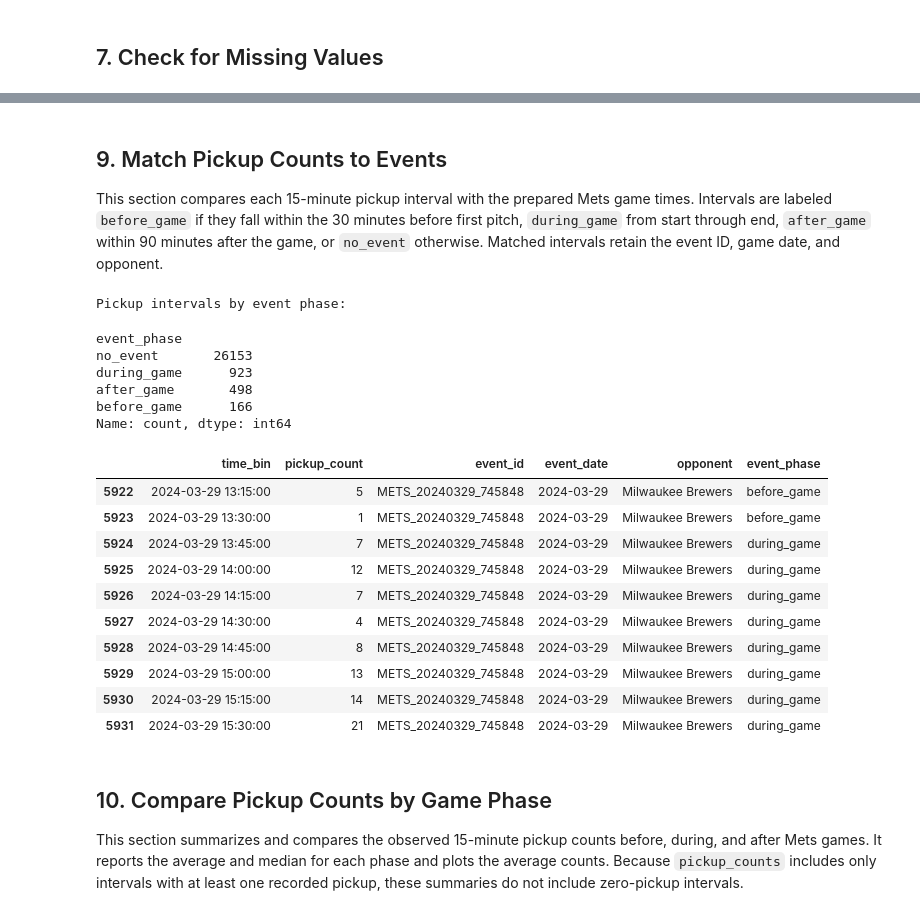
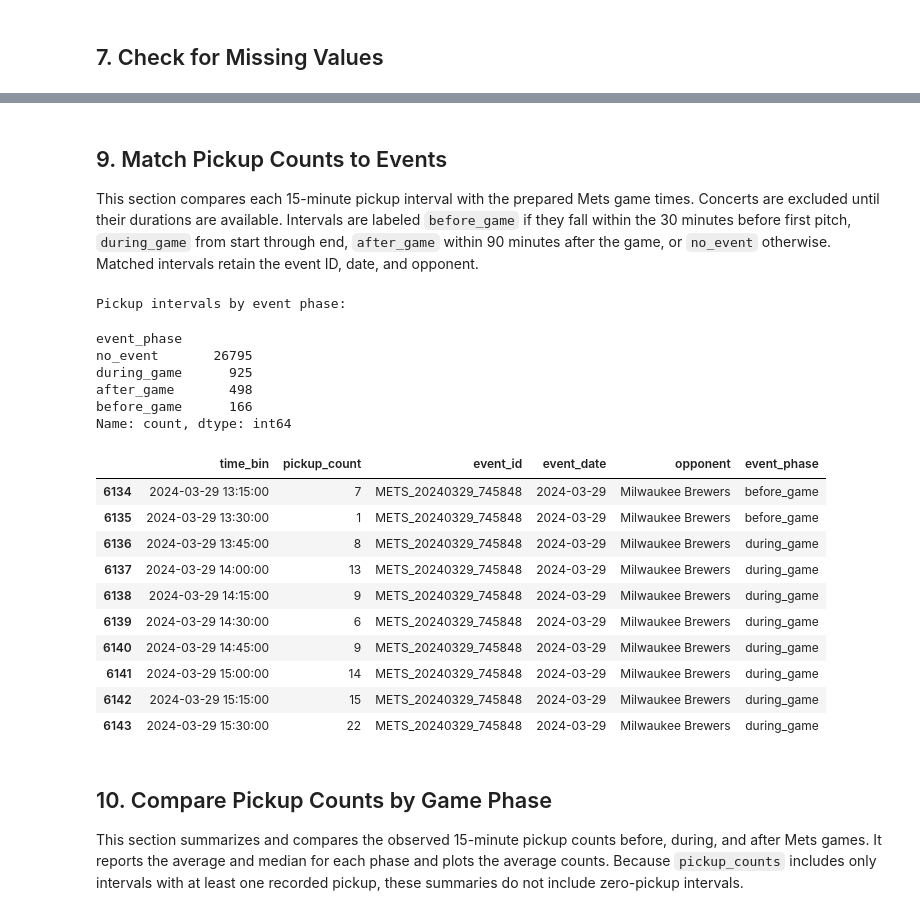
Before and after one commit to RostyslavKharevych/ml-surge-forecasting, a Jupyter notebook: notebooks/tlc_parquet.ipynb, the cells around one changed output, grey strips where cells are left out. Cells and saved outputs as stored; diff of their text form; code cells hidden in the pictures.

```diff
--- a/notebooks/tlc_parquet.ipynb
+++ b/notebooks/tlc_parquet.ipynb
@@ -12,7 +12,7 @@ import pandas as pd
 import pyarrow.parquet as pq
 
 DATA_DIR = Path("../high-vol-data")
-CITI_FIELD_ZONE = 93
+CITI_FIELD_ZONES = {93, 253}
 files = sorted(DATA_DIR.glob("*.parquet"))
 
 print("Number of parquet files:", len(files))
@@ -112,9 +112,12 @@ zone_checks = []
 
 for file in files:
     zone_df = pd.read_parquet(file, columns=["PULocationID"])
+    zone_counts = zone_df["PULocationID"].value_counts()
     zone_checks.append({
         "file": file.name,
-        "citi_field_pickups": (zone_df["PULocationID"] == CITI_FIELD_ZONE).sum(),
+        "zone_93_pickups": int(zone_counts.get(93, 0)),
+        "zone_253_pickups": int(zone_counts.get(253, 0)),
+        "combined_catchment_pickups": int(zone_counts.reindex(CITI_FIELD_ZONES, fill_value=0).sum()),
     })
 
 zone_checks = pd.DataFrame(zone_checks)
@@ -149,13 +152,15 @@ for file in files:
         month_df["pickup_datetime"], errors="coerce"
     )
     month_df = month_df[
-        (month_df["PULocationID"] == CITI_FIELD_ZONE)
+        month_df["PULocationID"].isin(CITI_FIELD_ZONES)
         & month_df["pickup_datetime"].notna()
     ].copy()
     chunks.append(month_df)
 
 citi_trips = pd.concat(chunks, ignore_index=True)
 
-print("Citi Field pickups:", len(citi_trips))
+print("Citi Field catchment pickups:", len(citi_trips))
+print("Pickups by TLC zone:")
+display(citi_trips["PULocationID"].value_counts().sort_index())
 display(citi_trips.head())
 # %% [output]
@@ -238,23 +272,24 @@ events_prepared["end_time_dt"] = pd.to_datetime(
     events_prepared["end_time_local"], utc=True, errors="coerce"
 )
 
+game_events = events_prepared[events_prepared["event_type"] == "game"].copy()
 invalid_times = (
-    events_prepared["start_time_dt"].isna()
-    | events_prepared["end_time_dt"].isna()
-    | (events_prepared["end_time_dt"] <= events_prepared["start_time_dt"])
+    game_events["start_time_dt"].isna()
+    | game_events["end_time_dt"].isna()
+    | (game_events["end_time_dt"] <= game_events["start_time_dt"])
 )
-duplicate_ids = events_prepared["event_id"].duplicated().sum()
-wrong_venue = (events_prepared["venue"] != "Citi Field").sum()
+duplicate_ids = game_events["event_id"].duplicated().sum()
+wrong_venue = (game_events["venue"] != "Citi Field").sum()
 
 print("Invalid or reversed time ranges:", int(invalid_times.sum()))
 print("Duplicate event IDs:", int(duplicate_ids))
 print("Events outside Citi Field:", int(wrong_venue))
 
-events_prepared["window_start"] = events_prepared["start_time_dt"] - pd.Timedelta(minutes=30)
-events_prepared["window_end"] = events_prepared["end_time_dt"] + pd.Timedelta(minutes=90)
+game_events["window_start"] = game_events["start_time_dt"] - pd.Timedelta(minutes=30)
+game_events["window_end"] = game_events["end_time_dt"] + pd.Timedelta(minutes=90)
 
 display(
-    events_prepared[
+    game_events[
         ["event_id", "event_date", "opponent", "start_time_dt",
          "end_time_dt", "window_start", "window_end"]
     ].head()
@@ -272,7 +307,7 @@ Events outside Citi Field: 0
 # %% [markdown]
 ## 9. Match Pickup Counts to Events
 
-This section compares each 15-minute pickup interval with the prepared Mets game times. Intervals are labeled `before_game` if they fall within the 30 minutes before first pitch, `during_game` from start through end, `after_game` within 90 minutes after the game, or `no_event` otherwise. Matched intervals retain the event ID, game date, and opponent.
+This section compares each 15-minute pickup interval with the prepared Mets game times. Concerts are excluded until their durations are available. Intervals are labeled `before_game` if they fall within the 30 minutes before first pitch, `during_game` from start through end, `after_game` within 90 minutes after the game, or `no_event` otherwise. Matched intervals retain the event ID, date, and opponent.
 # %%
 pickup_event_matches = pickup_counts.copy()
 
@@ -293,46 +328,46 @@ pickup_event_matches["event_phase"] = "no_event"
 for phase, start_column, end_column in [
     ("during_game", "start_time_dt", "end_time_dt"),
     ("before_game", "window_start", "start_time_dt"),
     ("after_game", "end_time_dt", "window_end"),
 ]:
-    for _, event in events_prepared.iterrows():
+    for _, event in game_events.iterrows():
         in_phase = (
             (pickup_event_matches["pickup_time_dt"] >= event[start_column])
             & (pickup_event_matches["pickup_time_dt"] < event[end_column])
             & pickup_event_matches["event_phase"].eq("no_event")
         )
         pickup_event_matches.loc[in_phase, "event_id"] = event["event_id"]
         pickup_event_matches.loc[in_phase, "event_date"] = event["event_date"]
         pickup_event_matches.loc[in_phase, "opponent"] = event["opponent"]
         pickup_event_matches.loc[in_phase, "event_phase"] = phase
 
 print("Pickup intervals by event phase:")
 display(pickup_event_matches["event_phase"].value_counts())
 display(
     pickup_event_matches[
         ["time_bin", "pickup_count", "event_id", "event_date",
          "opponent", "event_phase"]
     ].query("event_phase != 'no_event'").head(10)
 )
 # %% [output]
 Pickup intervals by event phase:
 event_phase
-no_event       26153
-during_game      923
+no_event       26795
+during_game      925
 after_game       498
 before_game      166
 Name: count, dtype: int64
 |  | time_bin | pickup_count | event_id | event_date | opponent | event_phase |
-| 5922 | 2024-03-29 13:15:00 | 5 | METS_20240329_745848 | 2024-03-29 | Milwaukee Brewers | before_game |
-| 5923 | 2024-03-29 13:30:00 | 1 | METS_20240329_745848 | 2024-03-29 | Milwaukee Brewers | before_game |
-| 5924 | 2024-03-29 13:45:00 | 7 | METS_20240329_745848 | 2024-03-29 | Milwaukee Brewers | during_game |
-| 5925 | 2024-03-29 14:00:00 | 12 | METS_20240329_745848 | 2024-03-29 | Milwaukee Brewers | during_game |
-| 5926 | 2024-03-29 14:15:00 | 7 | METS_20240329_745848 | 2024-03-29 | Milwaukee Brewers | during_game |
-| 5927 | 2024-03-29 14:30:00 | 4 | METS_20240329_745848 | 2024-03-29 | Milwaukee Brewers | during_game |
-| 5928 | 2024-03-29 14:45:00 | 8 | METS_20240329_745848 | 2024-03-29 | Milwaukee Brewers | during_game |
-| 5929 | 2024-03-29 15:00:00 | 13 | METS_20240329_745848 | 2024-03-29 | Milwaukee Brewers | during_game |
-| 5930 | 2024-03-29 15:15:00 | 14 | METS_20240329_745848 | 2024-03-29 | Milwaukee Brewers | during_game |
-| 5931 | 2024-03-29 15:30:00 | 21 | METS_20240329_745848 | 2024-03-29 | Milwaukee Brewers | during_game |
+| 6134 | 2024-03-29 13:15:00 | 7 | METS_20240329_745848 | 2024-03-29 | Milwaukee Brewers | before_game |
+| 6135 | 2024-03-29 13:30:00 | 1 | METS_20240329_745848 | 2024-03-29 | Milwaukee Brewers | before_game |
+| 6136 | 2024-03-29 13:45:00 | 8 | METS_20240329_745848 | 2024-03-29 | Milwaukee Brewers | during_game |
+| 6137 | 2024-03-29 14:00:00 | 13 | METS_20240329_745848 | 2024-03-29 | Milwaukee Brewers | during_game |
+| 6138 | 2024-03-29 14:15:00 | 9 | METS_20240329_745848 | 2024-03-29 | Milwaukee Brewers | during_game |
+| 6139 | 2024-03-29 14:30:00 | 6 | METS_20240329_745848 | 2024-03-29 | Milwaukee Brewers | during_game |
+| 6140 | 2024-03-29 14:45:00 | 9 | METS_20240329_745848 | 2024-03-29 | Milwaukee Brewers | during_game |
+| 6141 | 2024-03-29 15:00:00 | 14 | METS_20240329_745848 | 2024-03-29 | Milwaukee Brewers | during_game |
+| 6142 | 2024-03-29 15:15:00 | 15 | METS_20240329_745848 | 2024-03-29 | Milwaukee Brewers | during_game |
+| 6143 | 2024-03-29 15:30:00 | 22 | METS_20240329_745848 | 2024-03-29 | Milwaukee Brewers | during_game |
 # %% [markdown]
 ## 10. Compare Pickup Counts by Game Phase
 
```
Also changed, not shown: parts of 11 cells of this notebook, 3 other files.
